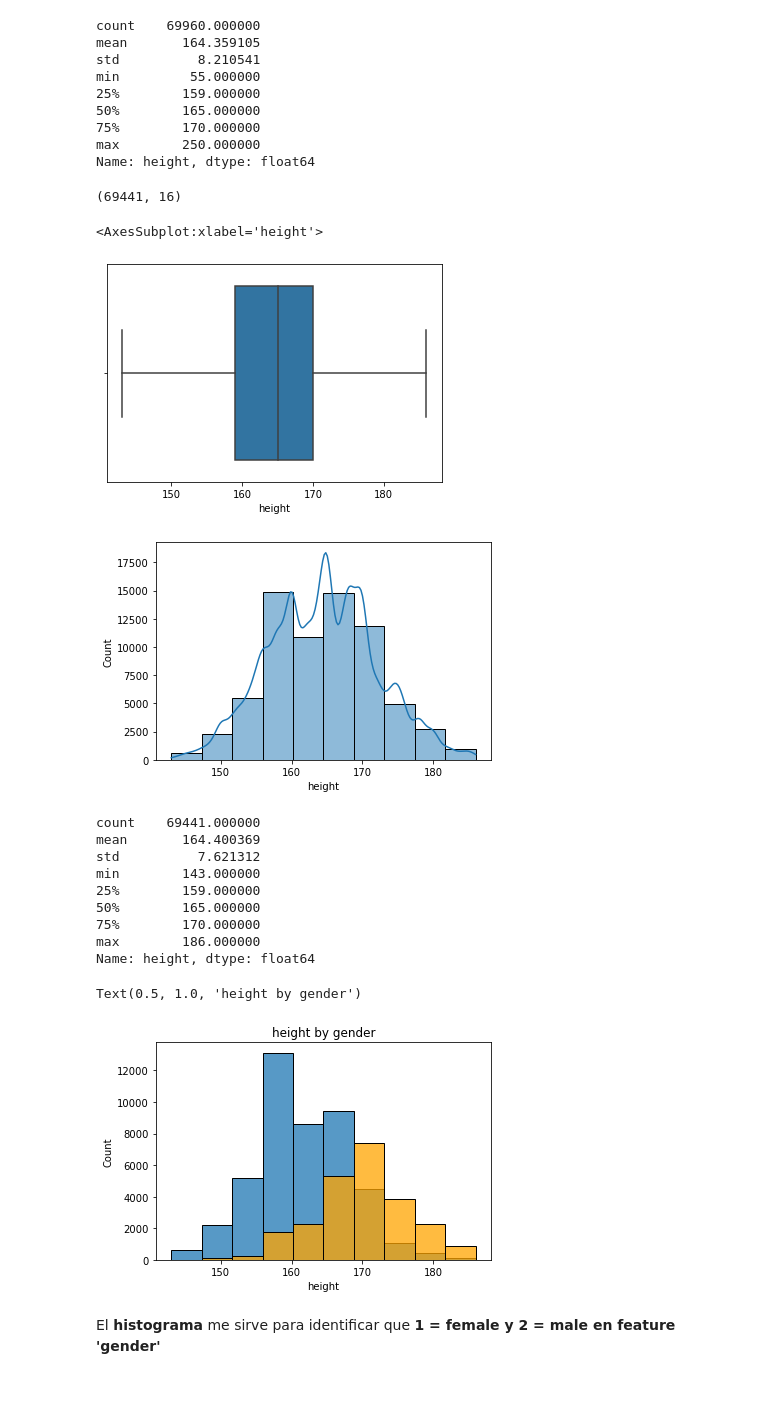
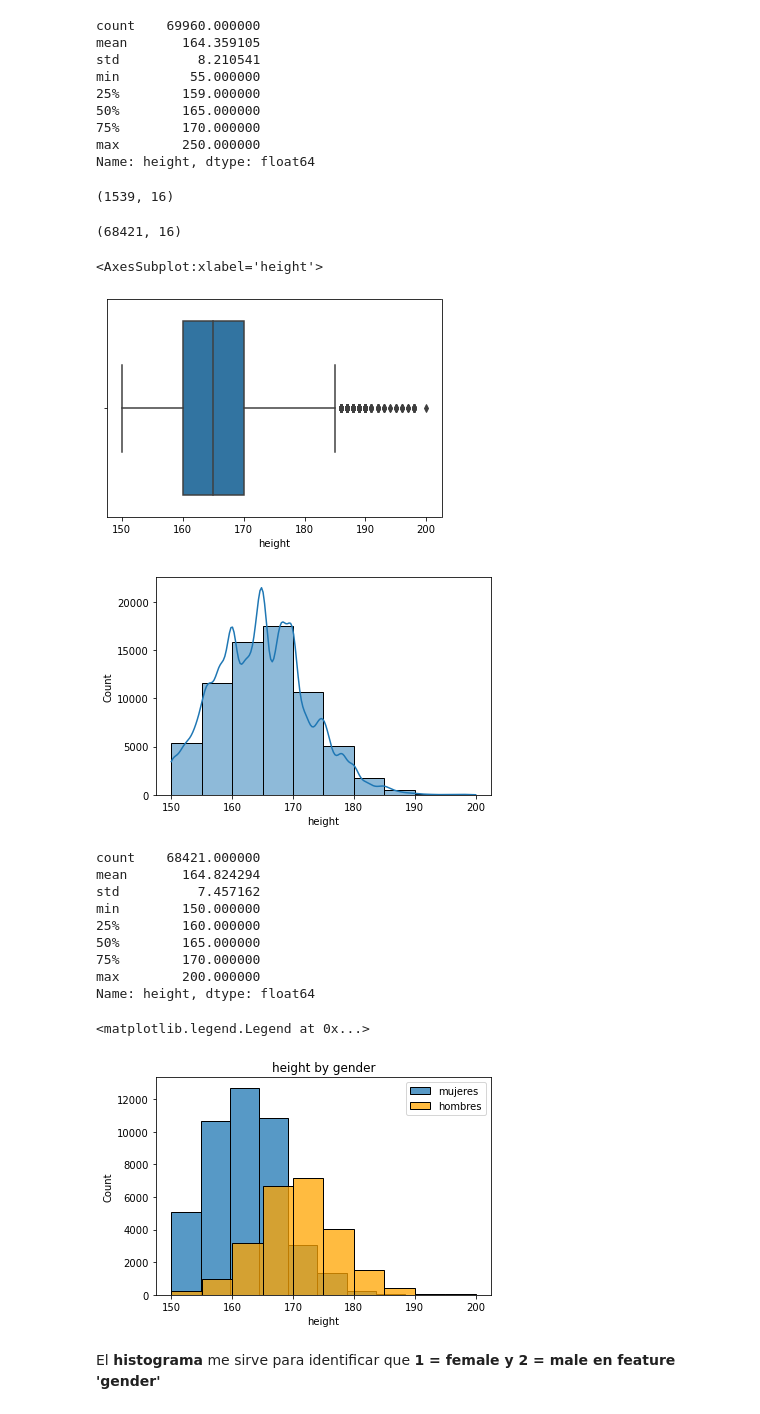
Before and after one commit to iamcest/risk_factors, a Jupyter notebook: scripts/Maia_explorer.ipynb, the cells around one changed output. Saved outputs shown, nothing was run; the diff lists cells and outputs as text; code cells hidden in the pictures.

Commit message:
modifiqué fx outliers

```diff
--- a/scripts/Maia_explorer.ipynb
+++ b/scripts/Maia_explorer.ipynb
@@ -179,65 +181,67 @@ min         55.000000
 max        250.000000
 Name: height, dtype: float64
 # %%
-import numpy as np
+#defino outliers por fuera de 150 y 200cm
 
 def outlier_treatment(datacolumn):
     sorted(datacolumn)
-    Q1,Q3 = np.percentile(datacolumn , [25,75])
-    IQR = Q3 - Q1
-    lower_range = Q1 - (1.5 * IQR)
-    upper_range = Q3 + (1.5 * IQR)
+
+    lower_range = 150
+    upper_range = 200
     return lower_range,upper_range
 
 lowerbound,upperbound = outlier_treatment(data.height)
-data[(data.height < lowerbound) | (data.height > upperbound)]
+data_out = data[(data.height < lowerbound) | (data.height > upperbound)]
+
+print(data_out.shape)
 
 data.drop(data[ (data.height > upperbound) | (data.height < lowerbound) ].index , inplace=True)
 
 data.shape
 # %% [output]
-(69441, 16)
+(1539, 16)
+(68421, 16)
 # %%
 sns.boxplot(data= data,x='height')
 # %% [output]
 <AxesSubplot:xlabel='height'>
-[figure, old version]
+[figure, new version]
 # %%
-
 sns.histplot(data.height,kde=True, bins=10)
 plt.show()
 # %% [output]
-[figure, old version]
+[figure, new version]
 # %%
 data.height.describe()
 # %% [output]
-count    69441.000000
-mean       164.400369
-std          7.621312
-min        143.000000
-25%        159.000000
+count    68421.000000
+mean       164.824294
+std          7.457162
+min        150.000000
+25%        160.000000
 50%        165.000000
 75%        170.000000
-max        186.000000
+max        200.000000
 Name: height, dtype: float64
 # %%
 data_male = data[data.gender == 1]
 data_male_height= data_male.height
 
 
 sns.histplot(data_male_height,  kde=False, bins = 10, label='male')
 
 data_fem = data[data.gender == 2]
 data_fem_height = data_fem.height
 sns.histplot(data_fem_height,  kde=False, label='female', bins = 10, color = 'orange')
 
 plt.xlabel("height")
 
 # Add title
 plt.title("height by gender")
+plt.legend(["mujeres", 'hombres'])
 # %% [output]
-Text(0.5, 1.0, 'height by gender')
+<matplotlib.legend.Legend at 0x...>
-[figure, old version]
+[figure, new version]
 # %% [markdown]
 El **histograma** me sirve para identificar que **1 = female y 2 = male en feature 'gender'**
 # %%
```
Also changed, not shown: parts of 28 cells of this notebook, 1 other file.
